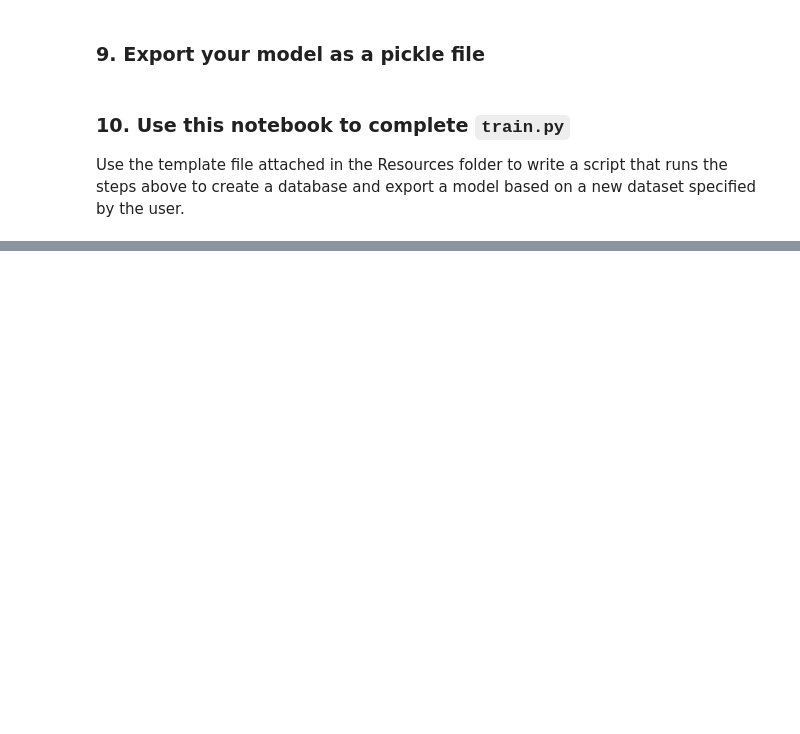
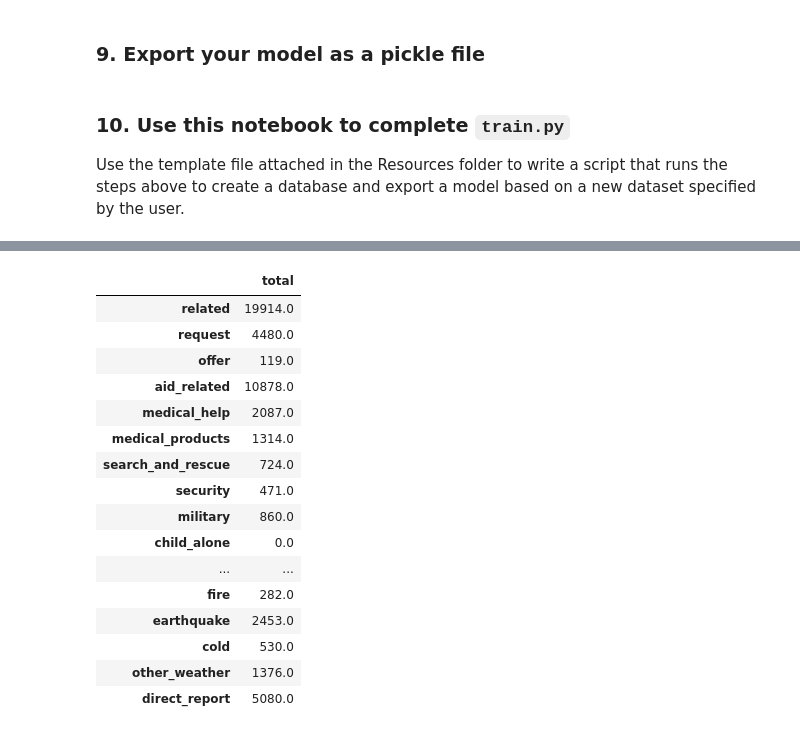
Before and after one commit to sjhaluck/Disaster-Response-Classifier, a Jupyter notebook: ML Pipeline Preparation.ipynb, the cells around one changed output, grey strips where cells are left out. Saved outputs shown, nothing was run; the diff lists cells and outputs as text; code cells hidden in the pictures; blank space fills up the shorter version.

```diff
--- a/ML Pipeline Preparation.ipynb
+++ b/ML Pipeline Preparation.ipynb
@@ -263,0 +320,22 @@ Use the template file attached in the Resources folder to write a script that ru
+# %%
+cat_counts = df.iloc[:,4:].apply(pd.value_counts).fillna(0).iloc[[1]].transpose(copy=True)
+cat_counts.rename(columns={1.0:'total'},inplace=True)
+cat_counts
+# %% [output]
+|  | total |
+| related | 19914.0 |
+| request | 4480.0 |
+| offer | 119.0 |
+| aid_related | 10878.0 |
+| medical_help | 2087.0 |
+| medical_products | 1314.0 |
+| search_and_rescue | 724.0 |
+| security | 471.0 |
+| military | 860.0 |
+| child_alone | 0.0 |
+| ... | ... |
+| fire | 282.0 |
+| earthquake | 2453.0 |
+| cold | 530.0 |
+| other_weather | 1376.0 |
+| direct_report | 5080.0 |
```
Also changed, not shown: parts of 25 cells of this notebook.
